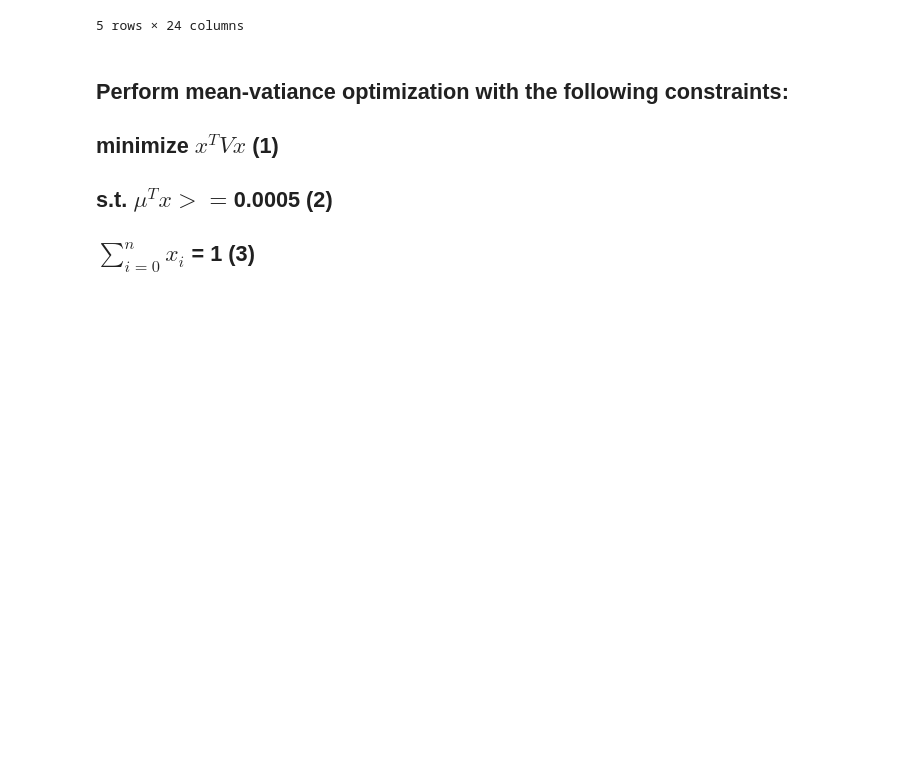
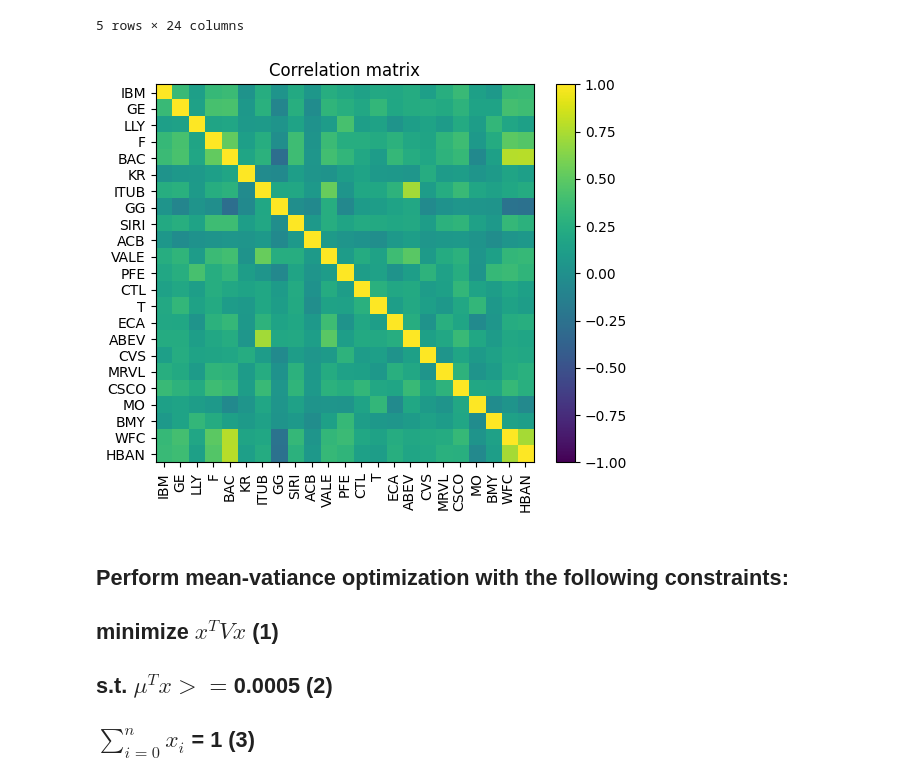
Before and after one commit to conformist89/optim-methods-asset-in-management, a Jupyter notebook: optim-intervace.ipynb, the cells around one changed output. Drawn from its saved outputs; the diff is of its cells as text; code cells hidden in the pictures; blank space fills up the shorter version.

Commit message:
Added correlation matrix

```diff
--- a/optim-intervace.ipynb
+++ b/optim-intervace.ipynb
@@ -19,3 +19,5 @@ stock_returns.head()
 # %%
 mean_return_matrix = stock_returns.drop(columns=["date"]).mean()
 cov_matrix = stock_returns.drop(columns=["date"]).cov()
+# %%
+asset_names = stock_returns.drop(columns=["date"]).columns
@@ -22,3 +26,8 @@ cov_matrix = stock_returns.drop(columns=["date"]).cov()
+# %%
+corr = np.corrcoef(stock_returns.drop(columns=["date"]), rowvar=False)
+plot_correlation_matrix(corr, asset_names)
+# %% [output]
+[figure, added]
 # %% [markdown]
 ## Perform mean-vatiance optimization with the following constraints:
 
```
Also changed, not shown: parts of 2 cells of this notebook, 1 other file.
